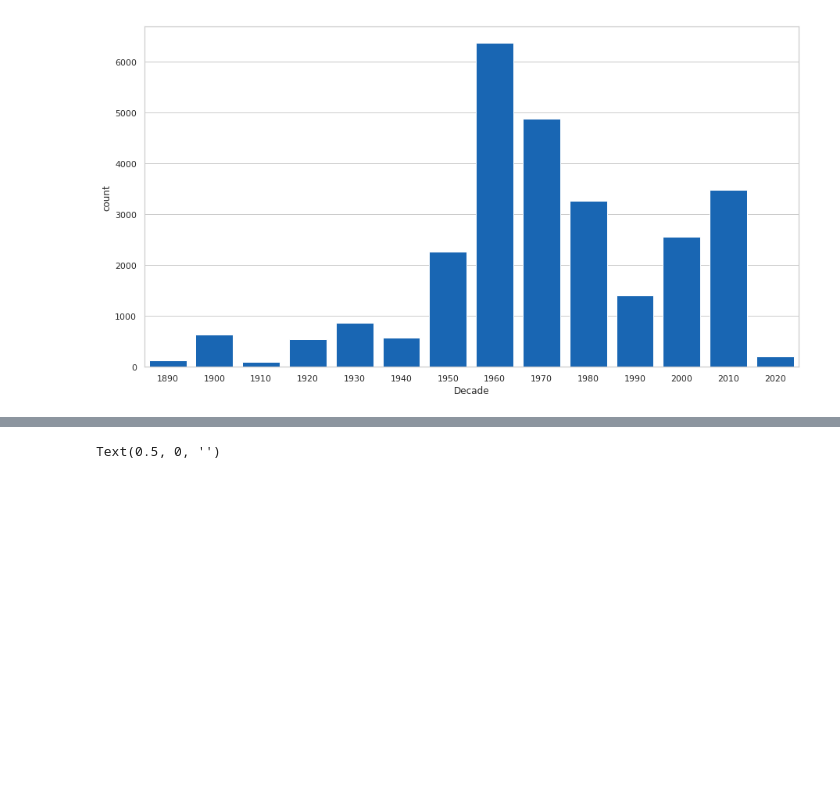
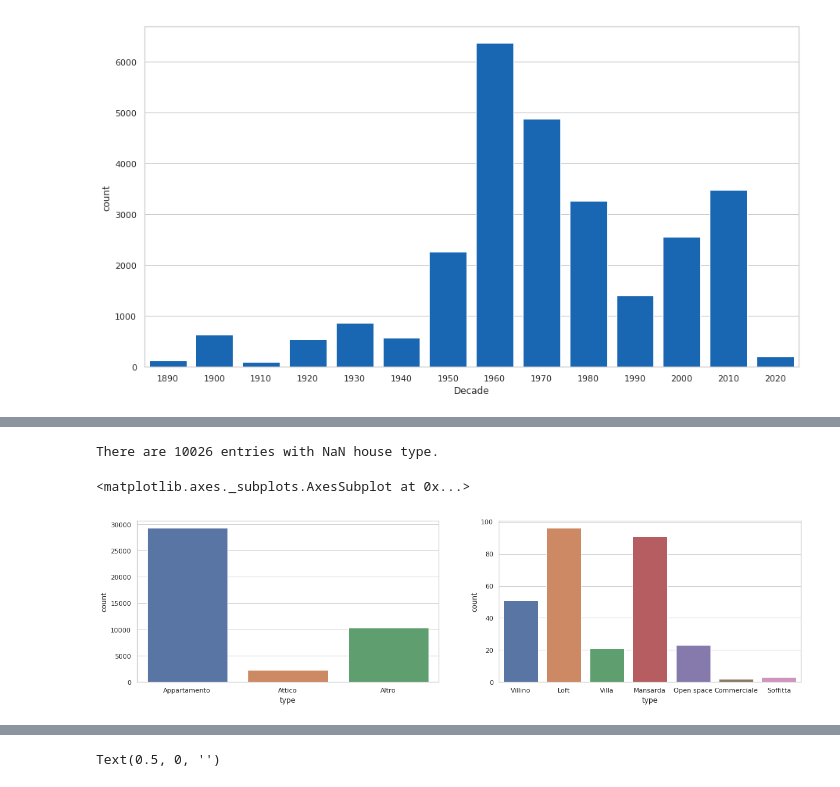
Before and after one commit to marcogenualdo/rome-housing-market, a Jupyter notebook: data_analysis.ipynb, the cells around one changed output, grey strips where cells are left out. Cells and saved outputs as stored; diff of their text form; code cells hidden in the pictures; blank space fills up the shorter version.

```diff
--- a/data_analysis.ipynb
+++ b/data_analysis.ipynb
@@ -154,7 +196,7 @@ take_energy = lambda s: s.split(',')[0]
 data.energy_rating.iloc[dirty_energy_data.index] = dirty_energy_data.apply(take_energy)
 
 # getting numerical energy formats
-other_energy_formats = data.energy_rating.loc[data.energy_rating.str.contains('.*[1-9].*kWh/m²a')]
+other_energy_formats = data.energy_rating.loc[data.energy_rating.str.contains('.*[1-9].*kWh/m²a')].copy()
 print("There are", len(other_energy_formats), "entries of type:")
 print(other_energy_formats.head(10))
 # %% [output]
@@ -237,0 +276,2 @@ Eliminiamo i due fenomeni.
+# %%
+valid_idx['energy_rating'] = energy_data.index
@@ -305,3 +360,7 @@ Text(0.5, 0, '')
 # %%
-print(data.condition.loc[~data.index.isin(conditions.index)].head(30))
+invalid_condition_data = data.condition.loc[~data.index.isin(conditions.index)]
+print("There are", len(invalid_condition_data), "entries with invalid conditions.")
+print(invalid_condition_data.head(20))
+
+valid_idx['condition'] = conditions.index
 # %% [output]
@@ -324,0 +386,9 @@ Name: condition, dtype: object
+# %%
+year_re = re.compile('\d{4}$')
+years = data.year_built[(~data.year_built.isnull()) & (data.year_built.str.match(year_re))].copy()
+
+invalid_year_data = data[~data.index.isin(years.index)].year_built
+print("There are", len(invalid_year_data), "entries with invalid years.")
+print(invalid_year_data.head(20))
+
+valid_idx['year_built'] = years.index
@@ -337,0 +432,17 @@ Text(0.5, 0, 'Decade')
+# %%
+print("There are", len(data[data.type.isnull()]), "entries with NaN house type.")
+data.loc[(~data.type.isnull()) & (data.type.str.contains('commerciale')), 'type'] = 'Commerciale'
+valid_idx['type'] = data[~data.type.isnull()].index
+
+types = data.type.copy()
+
+fig, axes = plt.subplots(1,2, figsize=(20,5))
+
+sns.countplot(types[~types.isin(['Appartamento', 'Attico'])], ax=axes[1])
+
+types[~types.isin(['Appartamento', 'Attico'])] = 'Altro'
+sns.countplot(types, ax=axes[0])
+# %% [output]
+There are 10026 entries with NaN house type.
+<matplotlib.axes._subplots.AxesSubplot at 0x...>
+[figure, added]
```
Also changed, not shown: parts of 78 cells of this notebook, 4 other files.
